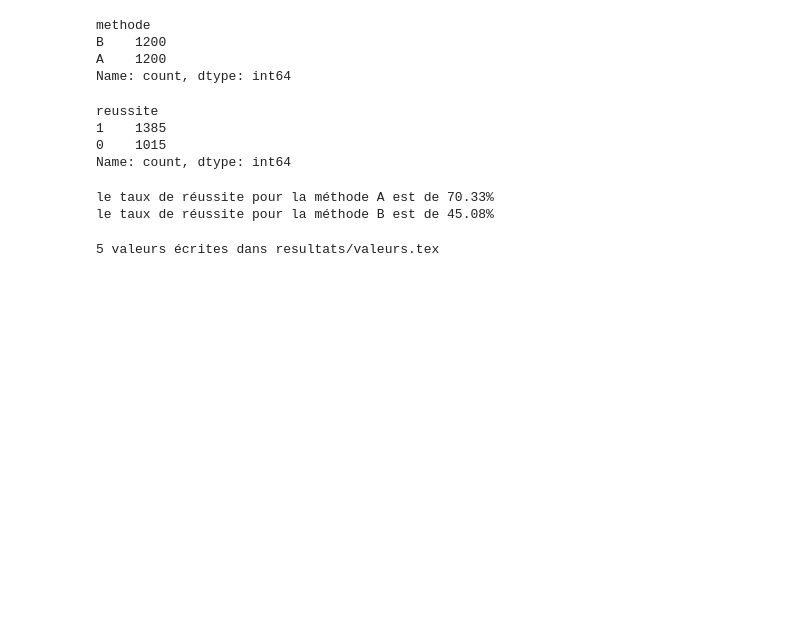
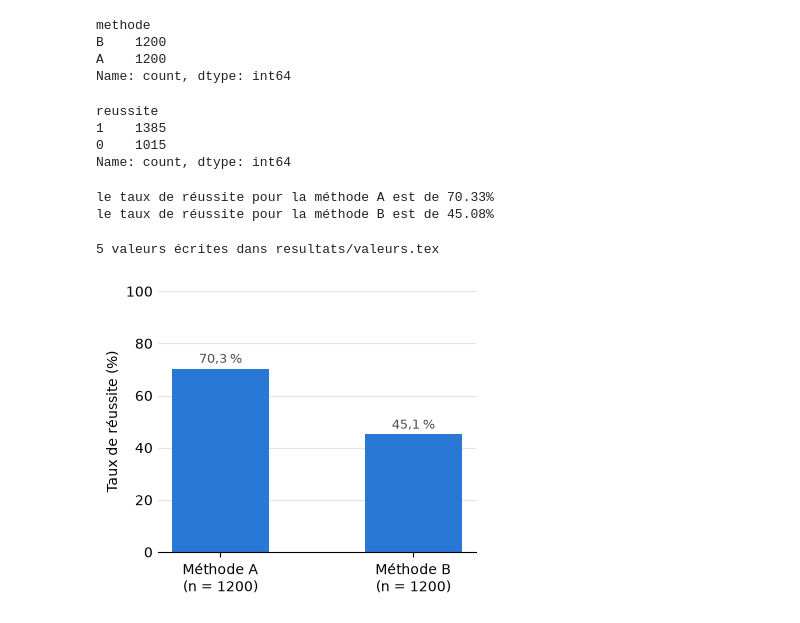
Before and after one commit to Dandalex/Devoir1ConceptStat, a Jupyter notebook: Dandrea_Devoir_I.ipynb, the cells around one changed output. Cells and saved outputs as stored; diff of their text form; code cells hidden in the pictures; blank space fills up the shorter version.

Commit message:
Jeu 1 Q1 : figure du taux de réussite par méthode
Cellule de figure générée par Claude (code de graphique, sur demande).
Sortie : figures/jeu1_reussite.pdf

Co-Authored-By: Claude Opus 5.5 <noreply@anthropic.com>

```diff
--- a/Dandrea_Devoir_I.ipynb
+++ b/Dandrea_Devoir_I.ipynb
@@ -120,3 +120,35 @@ val("jeu1-ecart", abs(100 * (taux_b - taux_a)), dec=1, unite=r"\,points")
 ecrire_valeurs()
 # %% [output]
 5 valeurs écrites dans resultats/valeurs.tex
+# %%
+# Figure Q1 : taux de réussite (en %) pour chaque méthode.
+import matplotlib.pyplot as plt
+
+DOSSIER_FIGURES = Path("figures")
+DOSSIER_FIGURES.mkdir(exist_ok=True)
+
+methodes = ["A", "B"]
+groupes = [df_a, df_b]
+part_reussite = [100 * g.reussite.mean() for g in groupes]
+
+fig, ax = plt.subplots(figsize=(4, 3.4))
+barres = ax.bar([f"Méthode {m}\n(n = {len(g)})" for m, g in zip(methodes, groupes)],
+                part_reussite, width=0.5, color="#2a78d6")
+
+# Pourcentage au-dessus de chaque barre, avec virgule décimale.
+ax.bar_label(barres, labels=[f"{h:.1f} %".replace(".", ",") for h in barres.datavalues],
+             padding=2, fontsize=9, color="#52514e")
+
+ax.set_ylabel("Taux de réussite (%)")
+ax.set_ylim(0, 100)
+ax.grid(axis="y", color="#e4e3df", linewidth=0.8)
+ax.set_axisbelow(True)
+for cote in ("top", "right", "left"):
+    ax.spines[cote].set_visible(False)
+ax.tick_params(axis="y", length=0)
+
+fig.tight_layout()
+fig.savefig(DOSSIER_FIGURES / "jeu1_reussite.pdf")
+plt.show()
+# %% [output]
+[figure, added]
```
